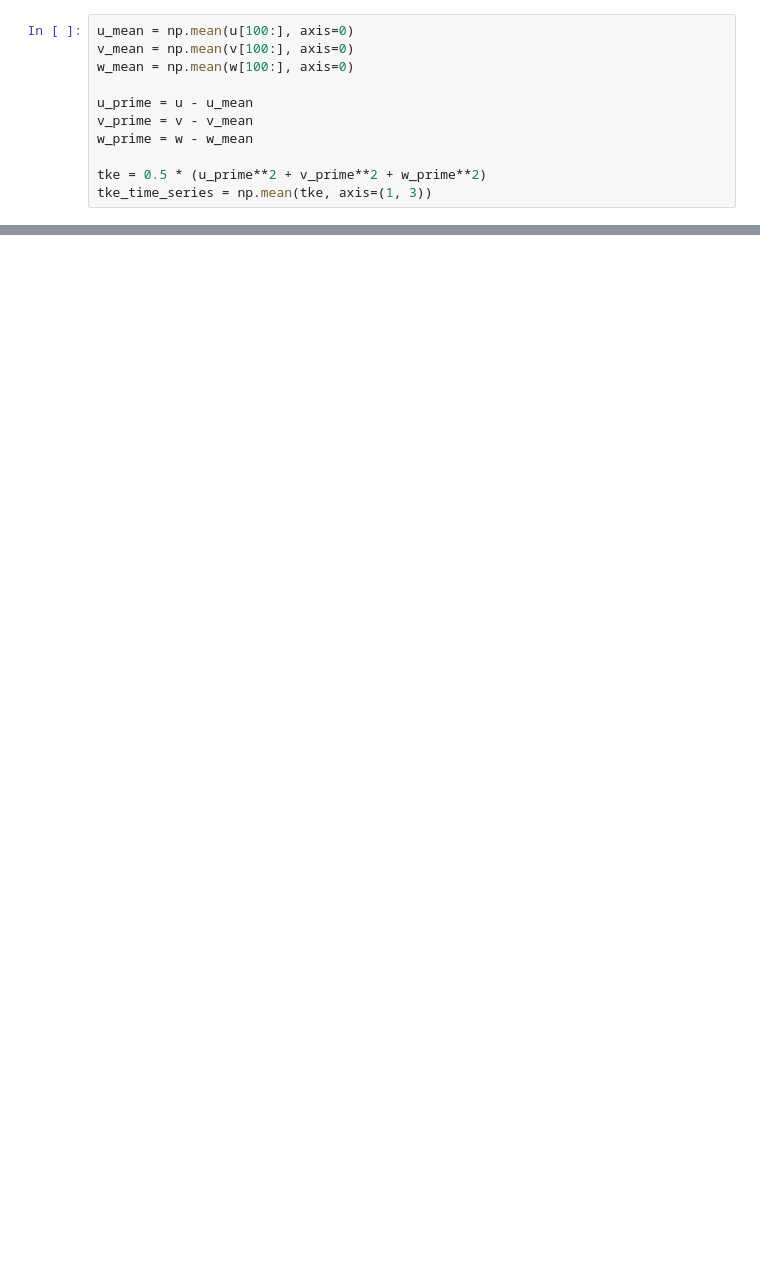
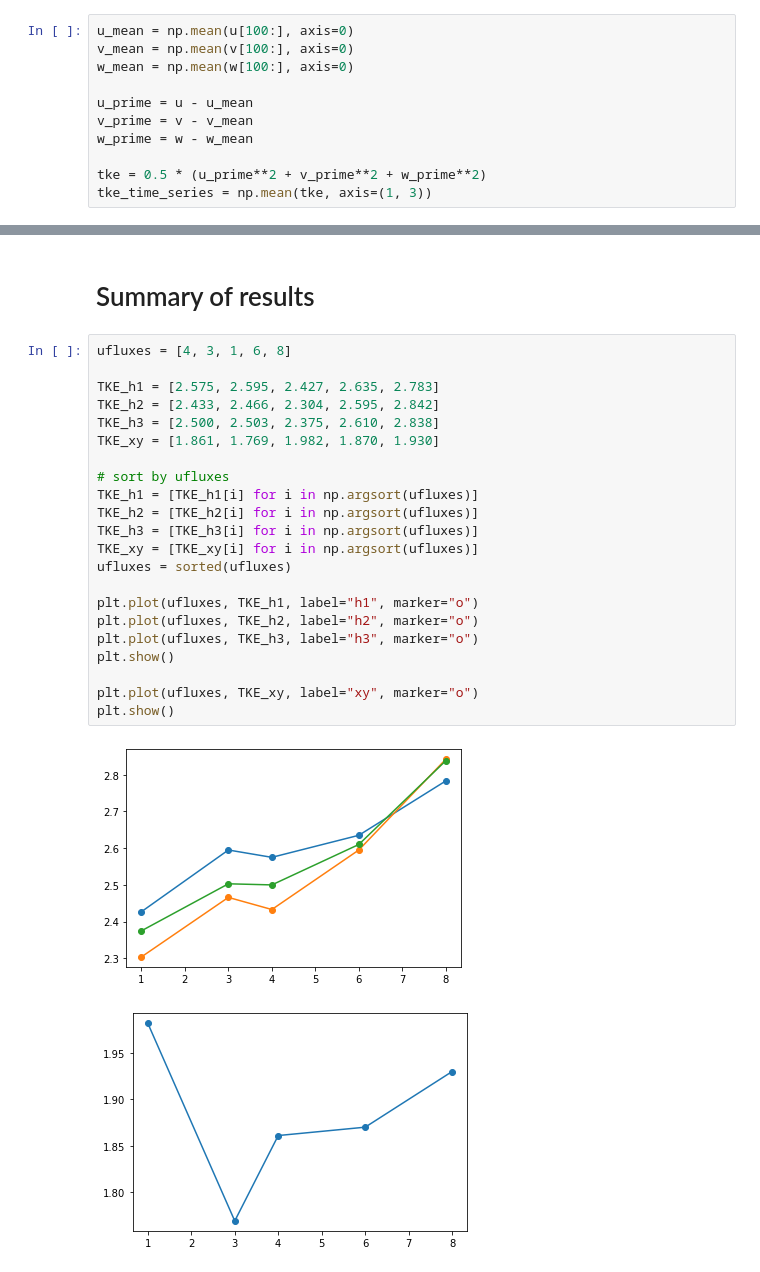
Before and after one commit to GeorgTrede/microhh, a Jupyter notebook: cases/jaenschwalde/jaenschwalde_eval.ipynb, the cells around one changed output, grey strips where cells are left out. Saved outputs shown, nothing was run; the diff lists cells and outputs as text; blank space fills up the shorter version.

```diff
--- a/cases/jaenschwalde/jaenschwalde_eval.ipynb
+++ b/cases/jaenschwalde/jaenschwalde_eval.ipynb
@@ -113,0 +117,27 @@ array([1.80254791])
+# %% [markdown]
+# Summary of results
+# %%
+ufluxes = [4, 3, 1, 6, 8]
+
+TKE_h1 = [2.575, 2.595, 2.427, 2.635, 2.783]
+TKE_h2 = [2.433, 2.466, 2.304, 2.595, 2.842]
+TKE_h3 = [2.500, 2.503, 2.375, 2.610, 2.838]
+TKE_xy = [1.861, 1.769, 1.982, 1.870, 1.930]
+
+# sort by ufluxes
+TKE_h1 = [TKE_h1[i] for i in np.argsort(ufluxes)]
+TKE_h2 = [TKE_h2[i] for i in np.argsort(ufluxes)]
+TKE_h3 = [TKE_h3[i] for i in np.argsort(ufluxes)]
+TKE_xy = [TKE_xy[i] for i in np.argsort(ufluxes)]
+ufluxes = sorted(ufluxes)
+
+plt.plot(ufluxes, TKE_h1, label="h1", marker="o")
+plt.plot(ufluxes, TKE_h2, label="h2", marker="o")
+plt.plot(ufluxes, TKE_h3, label="h3", marker="o")
+plt.show()
+
+plt.plot(ufluxes, TKE_xy, label="xy", marker="o")
+plt.show()
+# %% [output]
+[figure, added]
+[figure, added]
```
Also changed, not shown: parts of 12 cells of this notebook, 4 other files.
